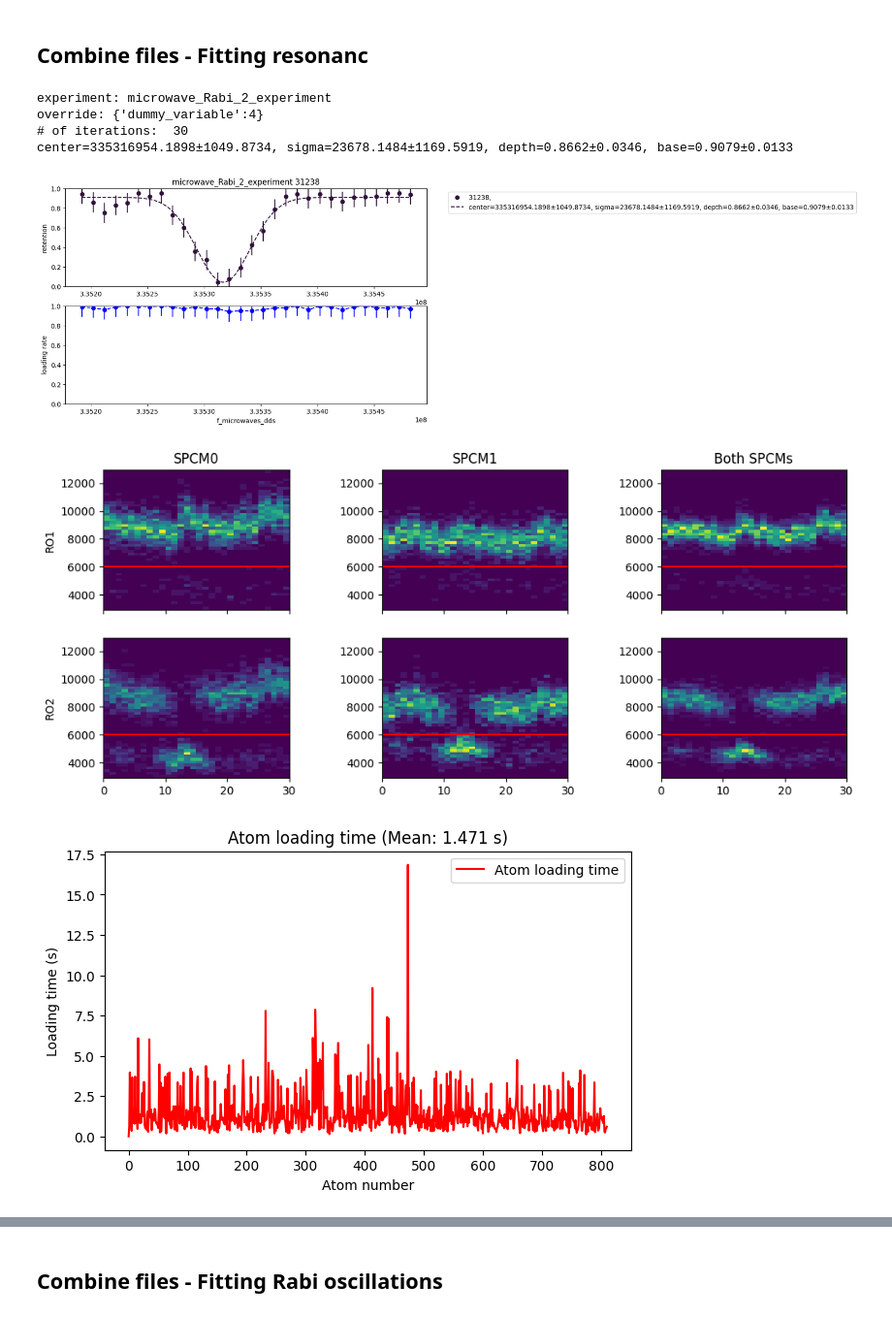
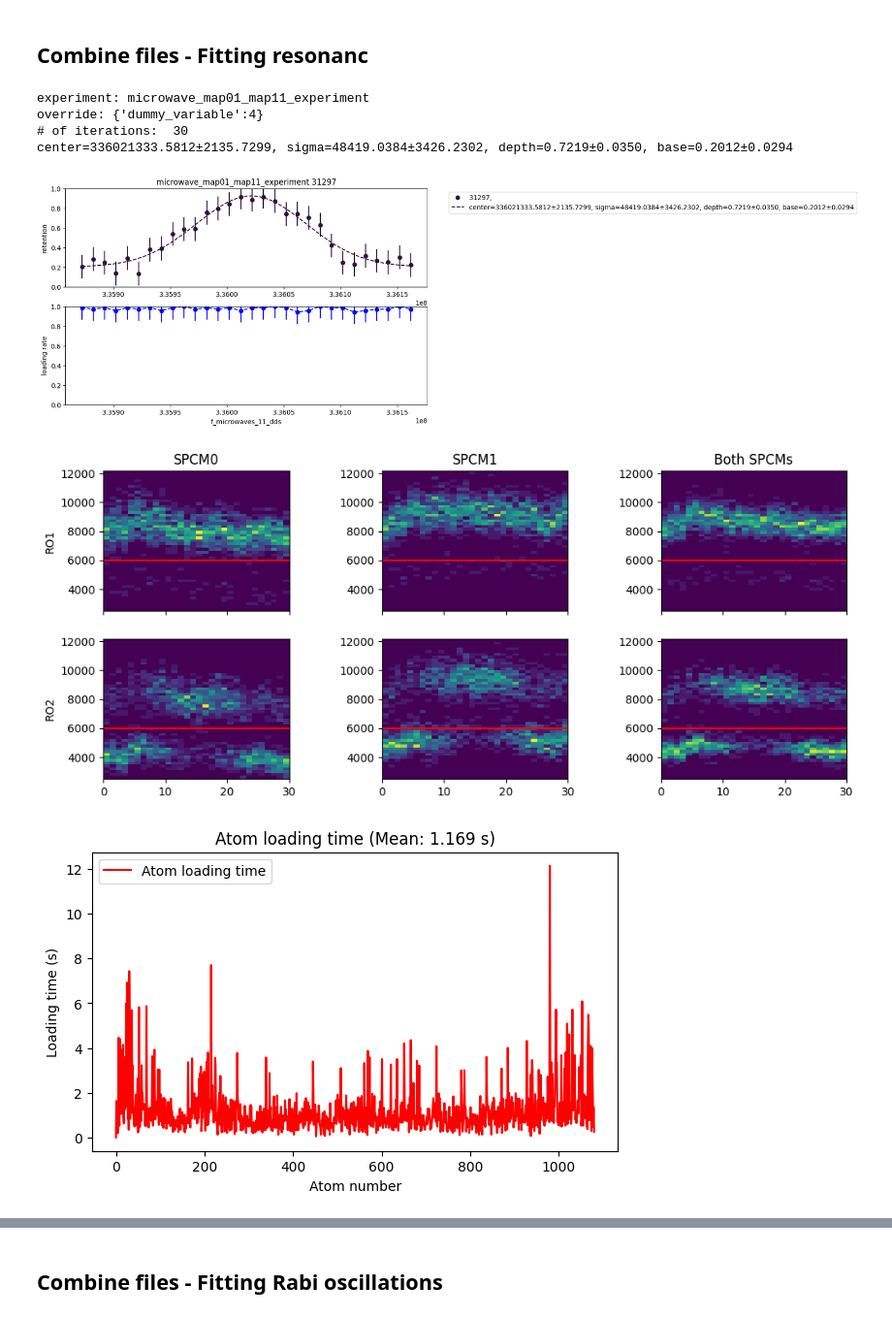
Before and after one commit to QuantumQuadrate/qn_artiq_routines, a Jupyter notebook: Analysis/Microwave analysis/Microwave_analysis_2025.ipynb, the cells around one changed output, grey strips where cells are left out. Shown at 97% size. Cells and saved outputs as stored; diff of their text form; code cells hidden in the pictures.

```diff
--- a/Analysis/Microwave analysis/Microwave_analysis_2025.ipynb
+++ b/Analysis/Microwave analysis/Microwave_analysis_2025.ipynb
@@ -2,7 +2,7 @@
 # Mapping atom analysis
 Valid for experiments from 2025-04-30 until ...
 # %%
-date_filters = ["2025-10-09"]
+date_filters = ["2025-10-12"]
 
 from matplotlib import pyplot as plt
 import matplotlib as mpl
@@ -79,7 +79,7 @@ With fitting the resonance for microwave scans
 """
 ### the file(s) to analyze:
 file_indices = {
-    52:'',
+    14:'',
     # 26:'',
     # 38:'',
     # 36:'HWP=1.875, QWP=4.5',
@@ -97,7 +97,7 @@ showloading = True
 custom_xlabel = True
 merge_data = False # if True, the datasets will be combined, and if fit=True, the new merged data will be fit. don't try this in 2D
 fit = True
-is_it_a_peak = False ### use True if the resonance we are trying to fit shows as a peak. False for a dip resonance.
+is_it_a_peak = True ### use True if the resonance we are trying to fit shows as a peak. False for a dip resonance.
 
 showhist_counts = False
 
@@ -378,35 +378,35 @@ if showhist:
     ax6.set_aspect('auto')
 
     plt.subplots_adjust(hspace=0.2, wspace=0.5)
 plt.show()
 
 
 
 #### Plot the combined Atom_loading_time values
 ## We can slice the array to separate iterations later, if we want.
 combined_atom_loading_times = list(itertools.chain(*all_atom_loading_times))
 mean_loading_time = np.mean(combined_atom_loading_times)
 plt.figure(figsize=(7, 4))
 plt.plot(combined_atom_loading_times, 'r-', label='Atom loading time')
 plt.xlabel("Atom number")
 plt.ylabel("Loading time (s)")
 plt.title(f"Atom loading time (Mean: {mean_loading_time:.3f} s)")
 # plt.title(f"Combined Atom Loading Time for All Files")
 plt.legend(loc='best')
 plt.show()
 
 # Plot the histogram of combined Atom_loading_time
 plt.figure(figsize=(7, 4))
 plt.hist(combined_atom_loading_times, bins=50, edgecolor='black', alpha=0.7)
 plt.xlabel("Atom Loading Time (s)")
 plt.ylabel("Frequency")
 plt.title(f"Histogram of Combined Atom Loading Time")
 plt.show()
 # %% [output]
-experiment: microwave_Rabi_2_experiment
+experiment: microwave_map01_map11_experiment
 override: {'dummy_variable':4}
 # of iterations:  30
-center=335316954.1898±1049.8734, sigma=23678.1484±1169.5919, depth=0.8662±0.0346, base=0.9079±0.0133
+center=336021333.5812±2135.7299, sigma=48419.0384±3426.2302, depth=0.7219±0.0350, base=0.2012±0.0294
-[figure, old version]
+[figure, new version]
-[figure, old version]
+[figure, new version]
-[figure, old version]
+[figure, new version]
```
Also changed, not shown: parts of 2 cells of this notebook, 3 other files.
